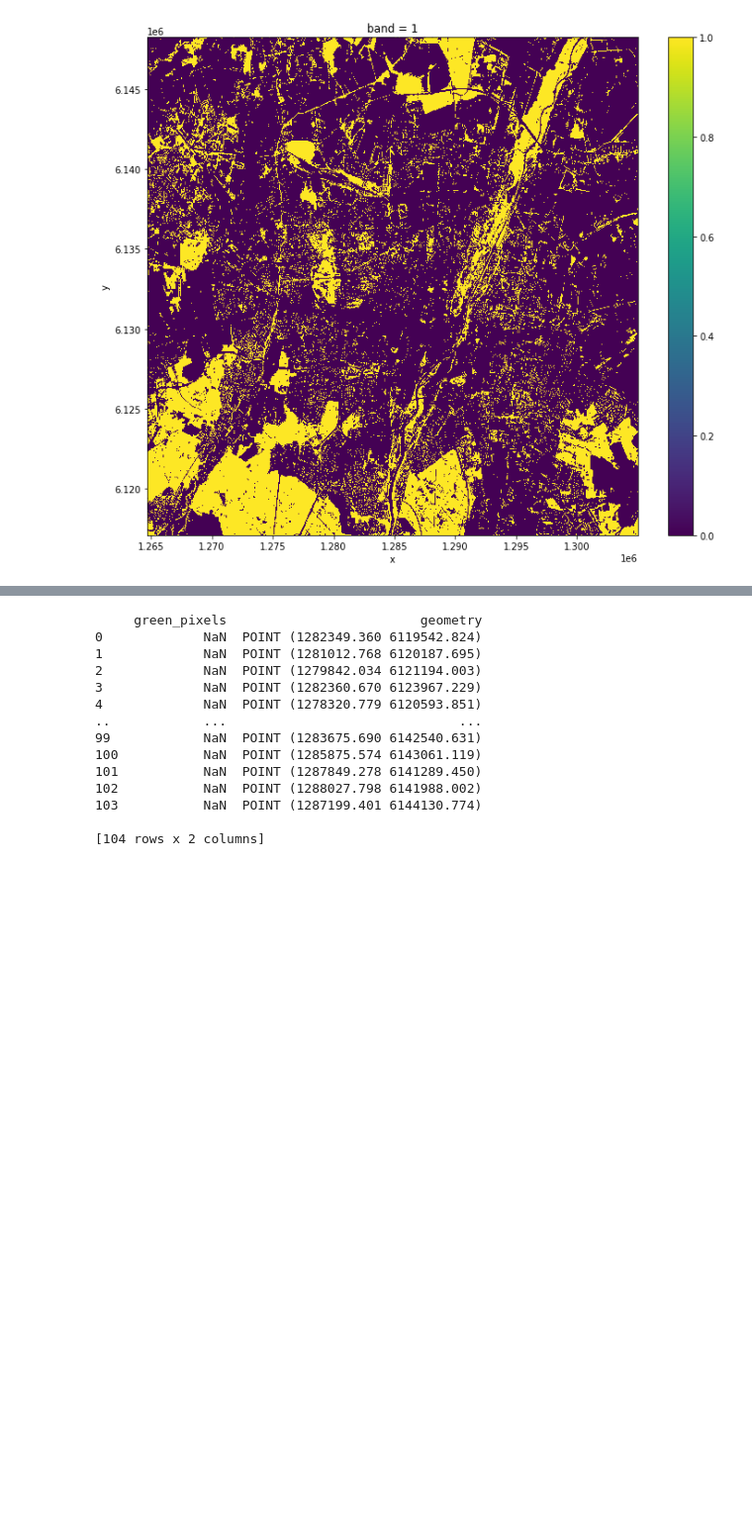
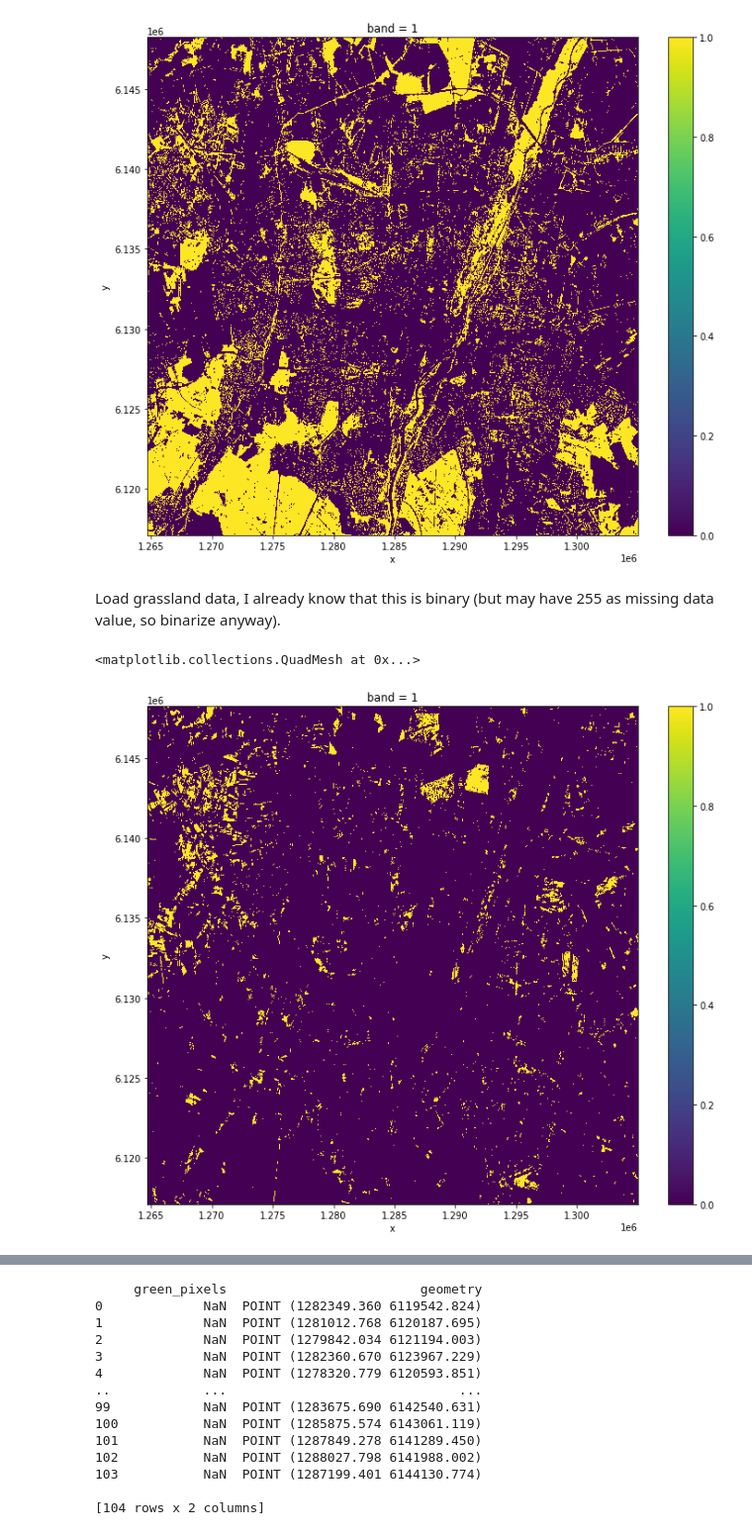
Before and after one commit to ehansis/geodemo2021, a Jupyter notebook: pre_recorded_demo.ipynb, the cells around one changed output, grey strips where cells are left out. Shown at 99% size. Drawn from its saved outputs; the diff is of its cells as text; code cells hidden in the pictures; blank space fills up the shorter version.

```diff
--- a/pre_recorded_demo.ipynb
+++ b/pre_recorded_demo.ipynb
@@ -199,3 +226,15 @@ tree_cover_binary.plot(figsize=(12, 10))
 # %% [output]
 <matplotlib.collections.QuadMesh at 0x...>
 [figure]
+# %% [markdown]
+Load grassland data, I already know that this is binary (but may have 255 as missing
+data value, so binarize anyway).
+# %%
+grassland = xr.open_rasterio(input_files["grassland"])
+grassland.plot(figsize=(12, 10))
+# %%
+grassland_binary = grassland == 1
+grassland_binary.plot(figsize=(12, 10))
+# %% [output]
+<matplotlib.collections.QuadMesh at 0x...>
+[figure, added]
```
Also changed, not shown: parts of 25 cells of this notebook, 2 other files.
